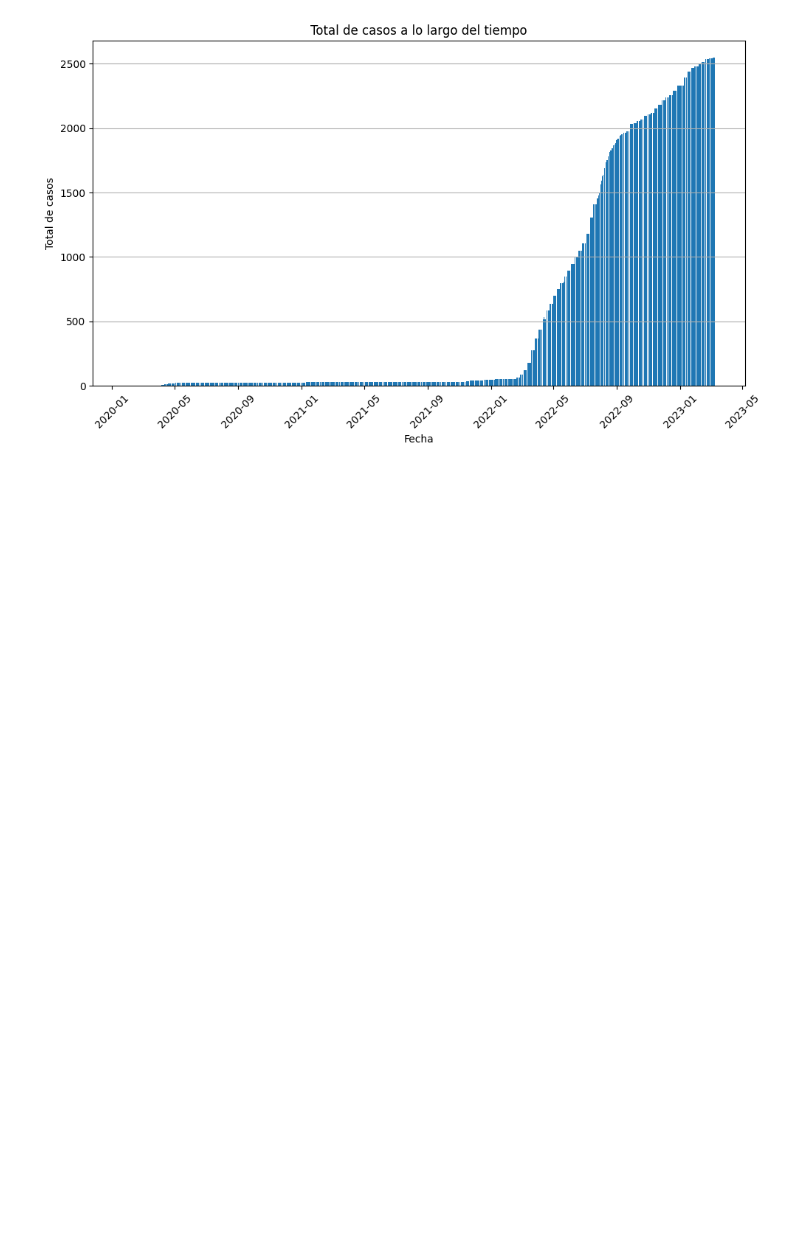
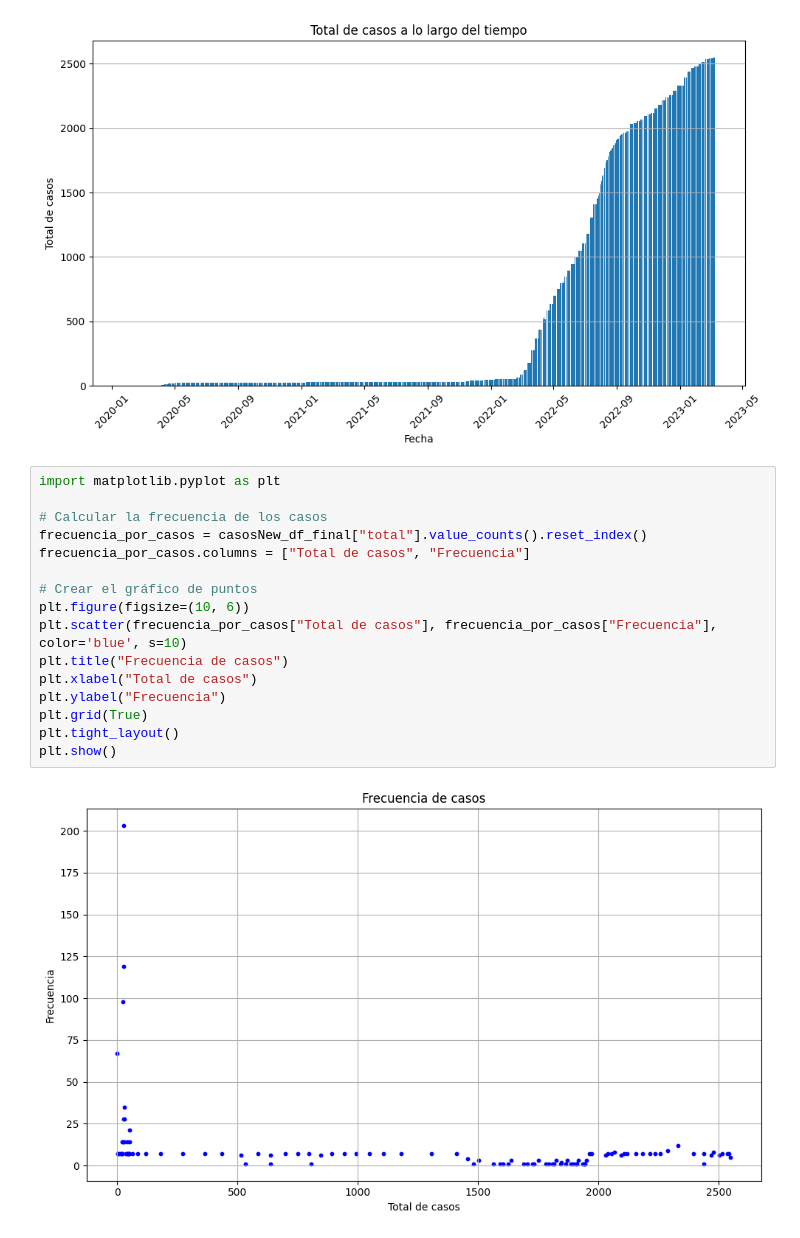
Before and after one commit to Nebulads3/Solemne1, a Jupyter notebook: codigo.ipynb, the cells around one changed output. Drawn from its saved outputs; the diff is of its cells as text; blank space fills up the shorter version.

Commit message:
Gráficos totales cases confirmed

```diff
--- a/codigo.ipynb
+++ b/codigo.ipynb
@@ -366,3 +366,21 @@ plt.tight_layout()
 plt.show()
 # %% [output]
 [figure]
+# %%
+import matplotlib.pyplot as plt
+
+# Calcular la frecuencia de los casos
+frecuencia_por_casos = casosNew_df_final["total"].value_counts().reset_index()
+frecuencia_por_casos.columns = ["Total de casos", "Frecuencia"]
+
+# Crear el gráfico de puntos
+plt.figure(figsize=(10, 6))
+plt.scatter(frecuencia_por_casos["Total de casos"], frecuencia_por_casos["Frecuencia"], color='blue', s=10)
+plt.title("Frecuencia de casos")
+plt.xlabel("Total de casos")
+plt.ylabel("Frecuencia")
+plt.grid(True)
+plt.tight_layout()
+plt.show()
+# %% [output]
+[figure, added]
```
